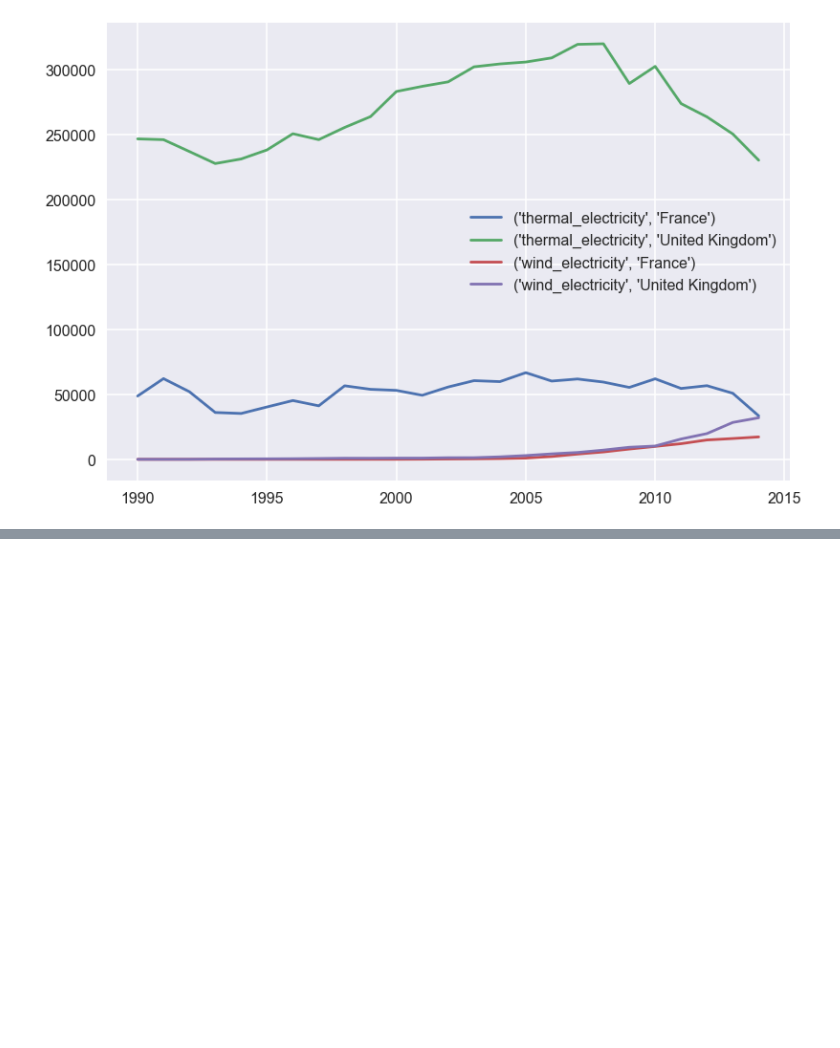
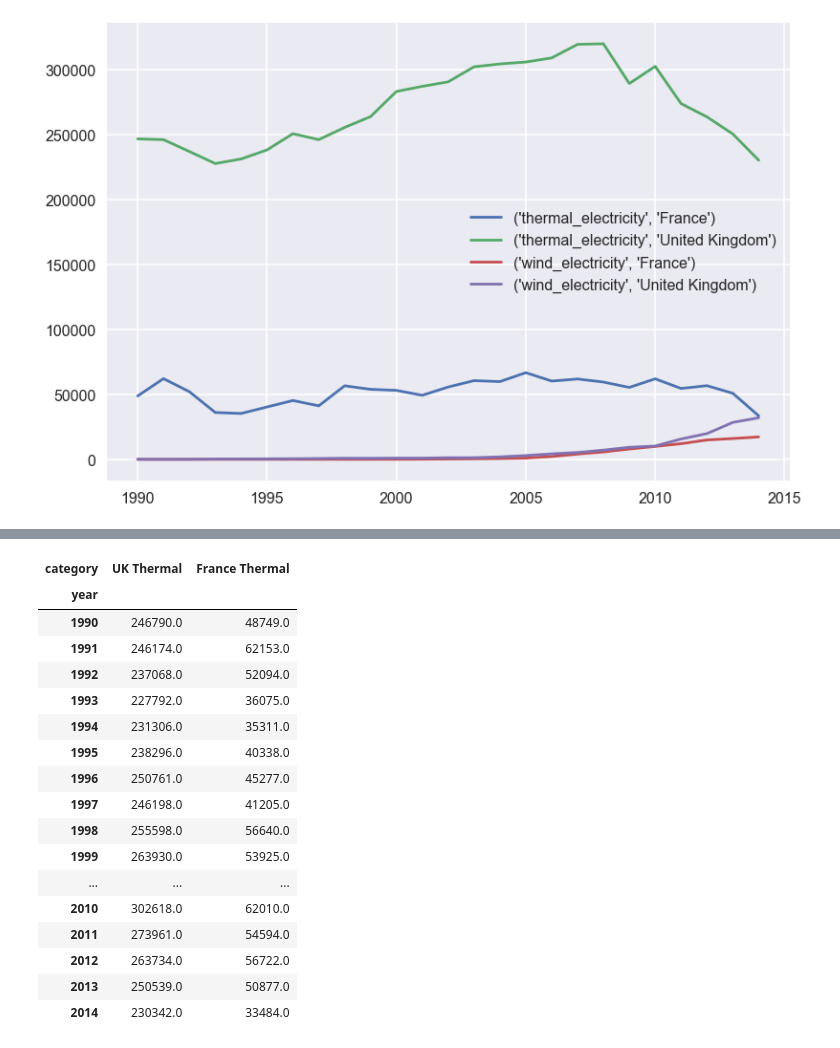
Before and after one commit to See-You-Data/UNInternationalEnergyData, a Jupyter notebook: Learning Plotly graphing library.ipynb, the cells around one changed output, grey strips where cells are left out. Saved outputs shown, nothing was run; the diff lists cells and outputs as text; code cells hidden in the pictures; blank space fills up the shorter version.

```diff
--- a/Learning Plotly graphing library.ipynb
+++ b/Learning Plotly graphing library.ipynb
@@ -60,0 +83,40 @@ mpl_line_plot(df_,countries=['United Kingdom','France'],columns=['thermal_electr
+# %%
+df_new = df_.query(
+    'country_or_area == "United Kingdom" or country_or_area == "France"'
+)[["country_or_area", "thermal_electricity"]].copy()
+
+df_new_uk = df_new[df_new["country_or_area"] == "United Kingdom"].copy()
+df_new_fr = df_new[df_new["country_or_area"] == "France"].copy()
+
+df_new = df_new_uk.merge(df_new_fr, right_index=True, left_index=True, how="left")
+
+df_new.rename(
+    columns={
+        "thermal_electricity_x": "UK Thermal",
+        "thermal_electricity_y": "France Thermal",
+    },
+    inplace=True,
+)
+
+df_new.drop(["country_or_area_x", "country_or_area_y"], axis=1, inplace=True)
+# %%
+df_new
+# %% [output]
+| category | UK Thermal | France Thermal |
+| year |  |  |
+| 1990 | 246790.0 | 48749.0 |
+| 1991 | 246174.0 | 62153.0 |
+| 1992 | 237068.0 | 52094.0 |
+| 1993 | 227792.0 | 36075.0 |
+| 1994 | 231306.0 | 35311.0 |
+| 1995 | 238296.0 | 40338.0 |
+| 1996 | 250761.0 | 45277.0 |
+| 1997 | 246198.0 | 41205.0 |
+| 1998 | 255598.0 | 56640.0 |
+| 1999 | 263930.0 | 53925.0 |
+| ... | ... | ... |
+| 2010 | 302618.0 | 62010.0 |
+| 2011 | 273961.0 | 54594.0 |
+| 2012 | 263734.0 | 56722.0 |
+| 2013 | 250539.0 | 50877.0 |
+| 2014 | 230342.0 | 33484.0 |
```
Also changed, not shown: parts of 7 cells of this notebook.
